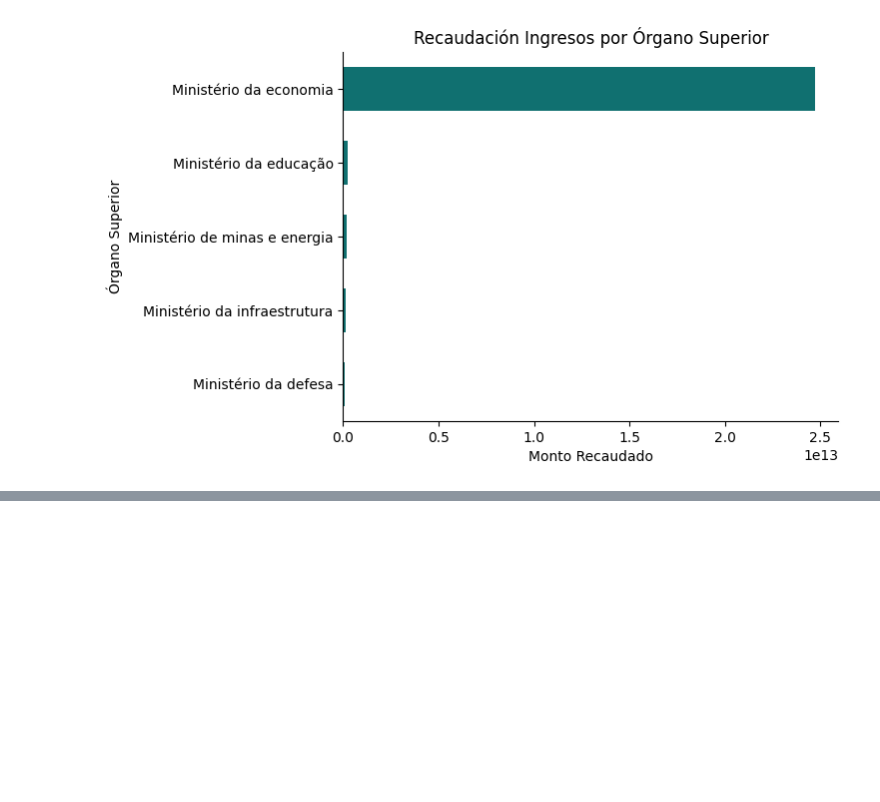
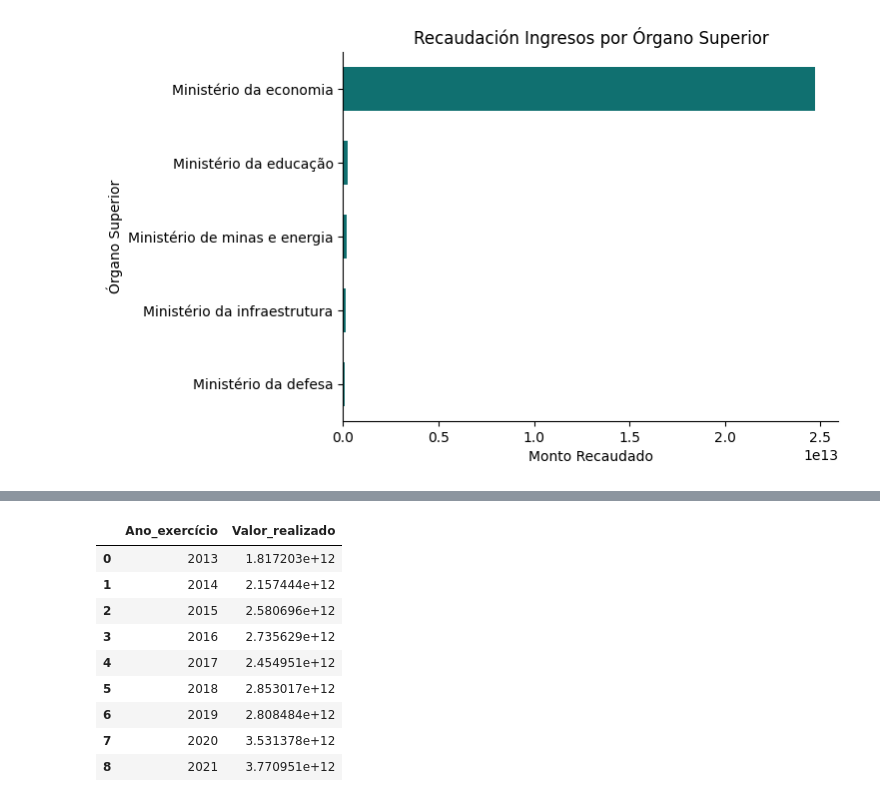
Before and after one commit to raquelscv/Proyecto2-AnalisisPandas, a Jupyter notebook: Analisis_Ingresos_Brasil.ipynb, the cells around one changed output, grey strips where cells are left out. Cells and saved outputs as stored; diff of their text form; code cells hidden in the pictures; blank space fills up the shorter version.

```diff
--- a/Analisis_Ingresos_Brasil.ipynb
+++ b/Analisis_Ingresos_Brasil.ipynb
@@ -325,0 +341,16 @@ plt.gca().spines['top'].set_visible(False)
+# %%
+#genera el dataframe para la sexta visualizacion (recaudacion de ingresos por ministerio de economia y años)
+df_ingresos_año_ministerio = df_ministerio_economia.groupby("Ano_exercício")["Valor_realizado"].sum()
+df_ingresos_año_ministerio = df_ingresos_año_ministerio.reset_index()
+df_ingresos_año_ministerio
+# %% [output]
+|  | Ano_exercício | Valor_realizado |
+| 0 | 2013 | 1.817203e+12 |
+| 1 | 2014 | 2.157444e+12 |
+| 2 | 2015 | 2.580696e+12 |
+| 3 | 2016 | 2.735629e+12 |
+| 4 | 2017 | 2.454951e+12 |
+| 5 | 2018 | 2.853017e+12 |
+| 6 | 2019 | 2.808484e+12 |
+| 7 | 2020 | 3.531378e+12 |
+| 8 | 2021 | 3.770951e+12 |
```
Also changed, not shown: parts of 10 cells of this notebook.
